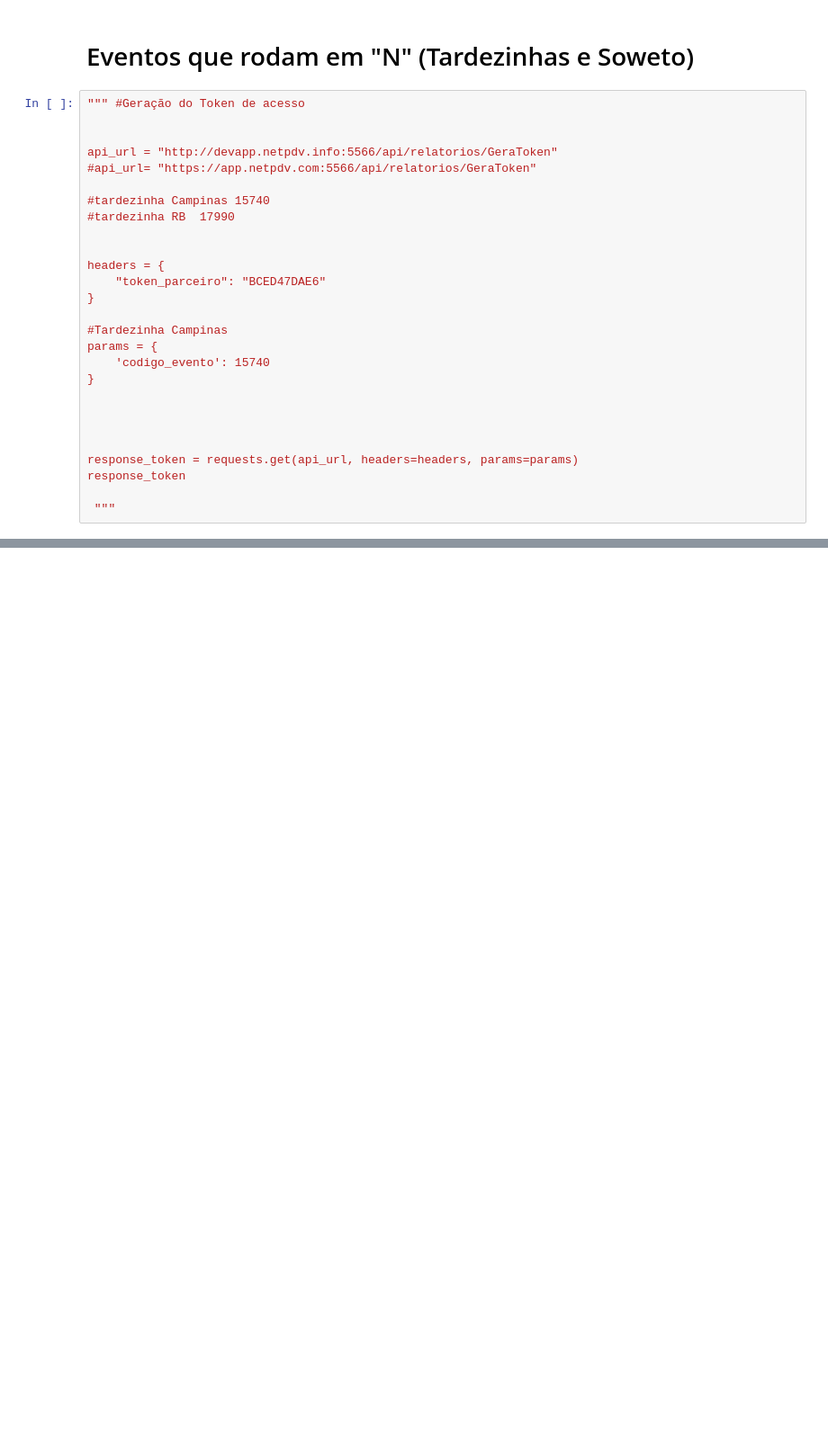
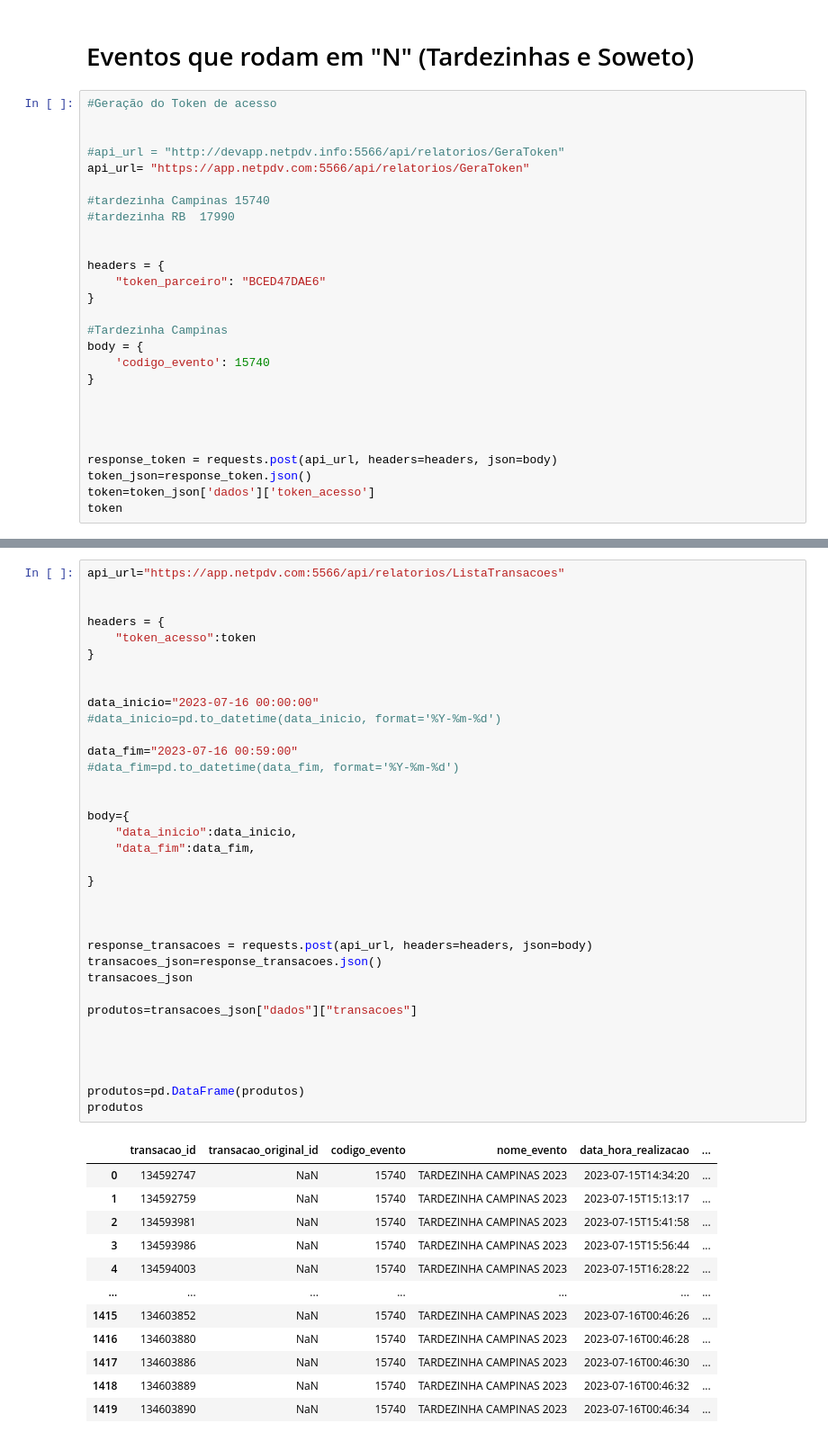
Before and after one commit to mateusono1/CB-Produ-es, a Jupyter notebook: API_ZIG.ipynb, the cells around one changed output, grey strips where cells are left out. Shown: that part at 90% size. Drawn from its saved outputs; the diff is of its cells as text; blank space fills up the shorter version.

Commit message:
TEMOS DADOS

```diff
--- a/API_ZIG.ipynb
+++ b/API_ZIG.ipynb
@@ -342,11 +342,11 @@ todas_recargas
 # %% [markdown]
 # Eventos que rodam em "N" (Tardezinhas e Soweto)
 # %%
-""" #Geração do Token de acesso
+#Geração do Token de acesso
 
 
-api_url = "http://devapp.netpdv.info:5566/api/relatorios/GeraToken"
-#api_url= "https://app.netpdv.com:5566/api/relatorios/GeraToken"
+#api_url = "http://devapp.netpdv.info:5566/api/relatorios/GeraToken"
+api_url= "https://app.netpdv.com:5566/api/relatorios/GeraToken"
 
 #tardezinha Campinas 15740
 #tardezinha RB  17990
@@ -357,15 +357,15 @@ headers = {
 }
 
 #Tardezinha Campinas
-params = {
+body = {
     'codigo_evento': 15740
 }
 
 
 
 
-response_token = requests.get(api_url, headers=headers, params=params)
-response_token
-
- """
+response_token = requests.post(api_url, headers=headers, json=body)
+token_json=response_token.json()
+token=token_json['dados']['token_acesso']
+token
 # %% [output]
@@ -372,0 +378,48 @@ response_token
+# %%
+api_url="https://app.netpdv.com:5566/api/relatorios/ListaTransacoes"
+
+
+headers = {
+    "token_acesso":token
+}
+
+
+data_inicio="2023-07-16 00:00:00"
+#data_inicio=pd.to_datetime(data_inicio, format='%Y-%m-%d')
+
+data_fim="2023-07-16 00:59:00"
+#data_fim=pd.to_datetime(data_fim, format='%Y-%m-%d')
+
+
+body={
+    "data_inicio":data_inicio,
+    "data_fim":data_fim,
+
+}
+
+
+
+response_transacoes = requests.post(api_url, headers=headers, json=body)
+transacoes_json=response_transacoes.json()
+transacoes_json
+
+produtos=transacoes_json["dados"]["transacoes"]
+
+
+
+
+produtos=pd.DataFrame(produtos)
+produtos
+# %% [output]
+|  | transacao_id | transacao_original_id | codigo_evento | nome_evento | data_hora_realizacao | ... |
+| 0 | 134592747 | NaN | 15740 | TARDEZINHA CAMPINAS 2023 | 2023-07-15T14:34:20 | ... |
+| 1 | 134592759 | NaN | 15740 | TARDEZINHA CAMPINAS 2023 | 2023-07-15T15:13:17 | ... |
+| 2 | 134593981 | NaN | 15740 | TARDEZINHA CAMPINAS 2023 | 2023-07-15T15:41:58 | ... |
+| 3 | 134593986 | NaN | 15740 | TARDEZINHA CAMPINAS 2023 | 2023-07-15T15:56:44 | ... |
+| 4 | 134594003 | NaN | 15740 | TARDEZINHA CAMPINAS 2023 | 2023-07-15T16:28:22 | ... |
+| ... | ... | ... | ... | ... | ... | ... |
+| 1415 | 134603852 | NaN | 15740 | TARDEZINHA CAMPINAS 2023 | 2023-07-16T00:46:26 | ... |
+| 1416 | 134603880 | NaN | 15740 | TARDEZINHA CAMPINAS 2023 | 2023-07-16T00:46:28 | ... |
+| 1417 | 134603886 | NaN | 15740 | TARDEZINHA CAMPINAS 2023 | 2023-07-16T00:46:30 | ... |
+| 1418 | 134603889 | NaN | 15740 | TARDEZINHA CAMPINAS 2023 | 2023-07-16T00:46:32 | ... |
+| 1419 | 134603890 | NaN | 15740 | TARDEZINHA CAMPINAS 2023 | 2023-07-16T00:46:34 | ... |
```
Also changed, not shown: parts of 3 cells of this notebook.
